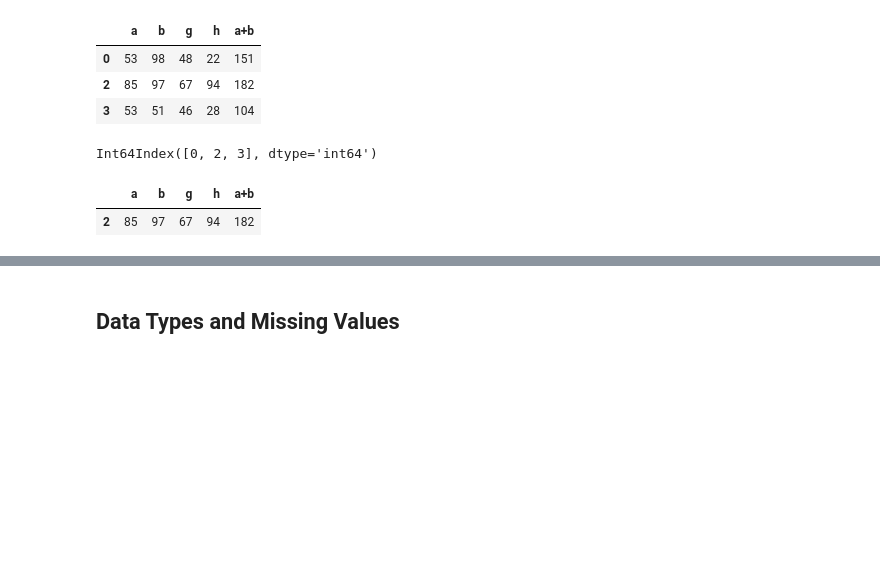
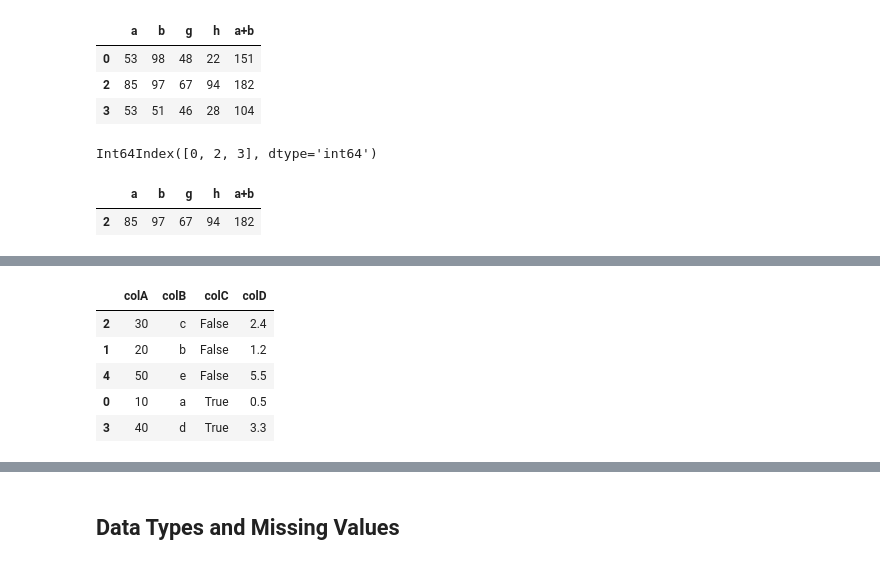
Before and after one commit to dev-SR/machine-learning, a Jupyter notebook: 01pandas/pandas.ipynb, the cells around one changed output, grey strips where cells are left out. Drawn from its saved outputs; the diff is of its cells as text; code cells hidden in the pictures; blank space fills up the shorter version.

```diff
--- a/01pandas/pandas.ipynb
+++ b/01pandas/pandas.ipynb
@@ -1511,0 +1563,10 @@ df.drop(df.index[[0,2]])
+# %%
+a = original.sample(frac=1)
+a
+# %% [output]
+|  | colA | colB | colC | colD |
+| 2 | 30 | c | False | 2.4 |
+| 1 | 20 | b | False | 1.2 |
+| 4 | 50 | e | False | 5.5 |
+| 0 | 10 | a | True | 0.5 |
+| 3 | 40 | d | True | 3.3 |
```
Also changed, not shown: parts of 30 cells of this notebook, 2 other files.
